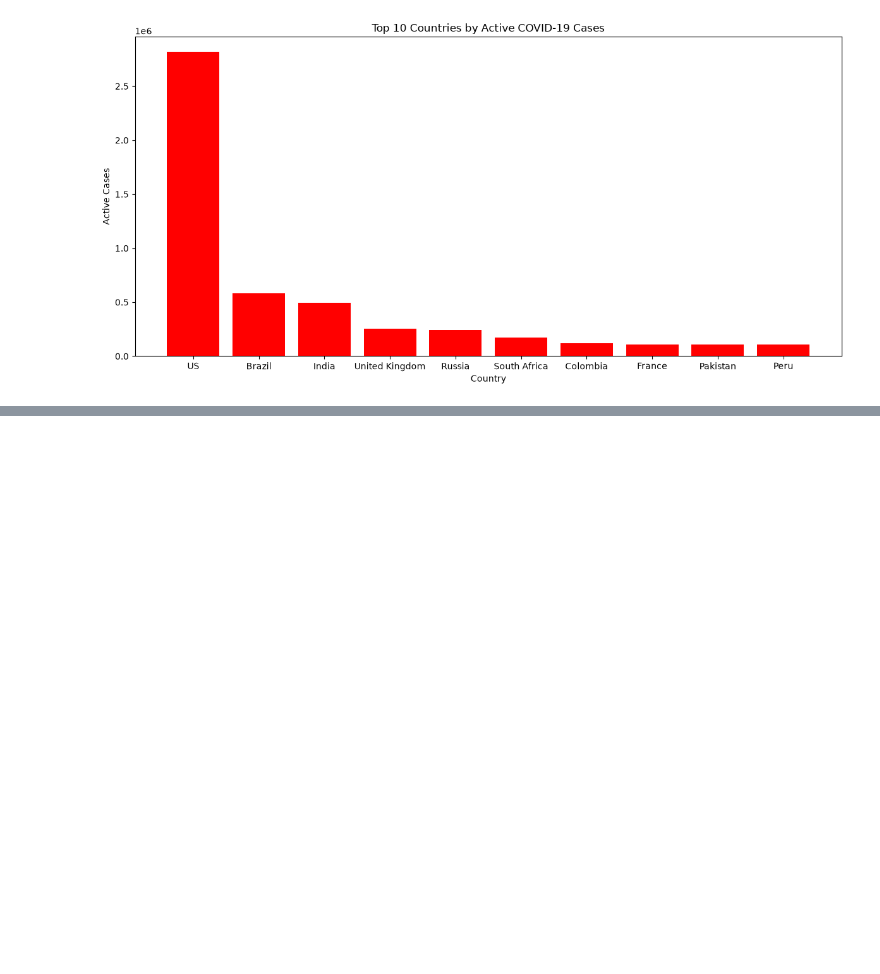
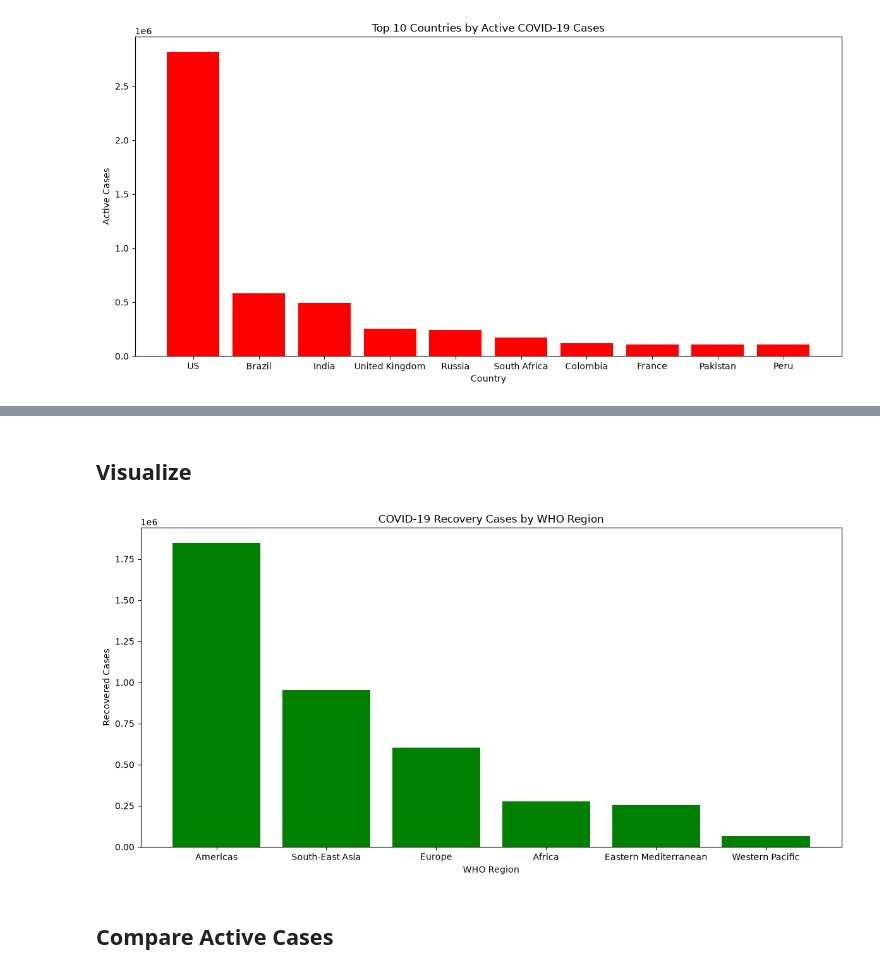
Before and after one commit to lashvv/Covid19, a Jupyter notebook: notebooks/03_analysis.ipynb, the cells around one changed output, grey strips where cells are left out. Saved outputs shown, nothing was run; the diff lists cells and outputs as text; code cells hidden in the pictures; blank space fills up the shorter version.

```diff
--- a/notebooks/03_analysis.ipynb
+++ b/notebooks/03_analysis.ipynb
@@ -293,0 +387,7 @@ plt.show()
+# %%
+region_recovered = region_totals.sort_values(
+    'Recovered',
+    ascending=False
+)
+
+region_recovered
@@ -293,0 +402,21 @@ plt.show()
+# %% [markdown]
+## Visualize
+# %%
+plt.figure(figsize=(12,6))
+
+plt.bar(
+    region_recovered['WHO Region'],
+    region_recovered['Recovered'],
+    color='g'
+)
+
+plt.xlabel('WHO Region')
+plt.ylabel('Recovered Cases')
+plt.title('COVID-19 Recovery Cases by WHO Region')
+
+plt.tight_layout()
+plt.show()
+# %% [output]
+[figure, added]
+# %% [markdown]
+## Compare Active Cases
```
Also changed, not shown: parts of 15 cells of this notebook.
